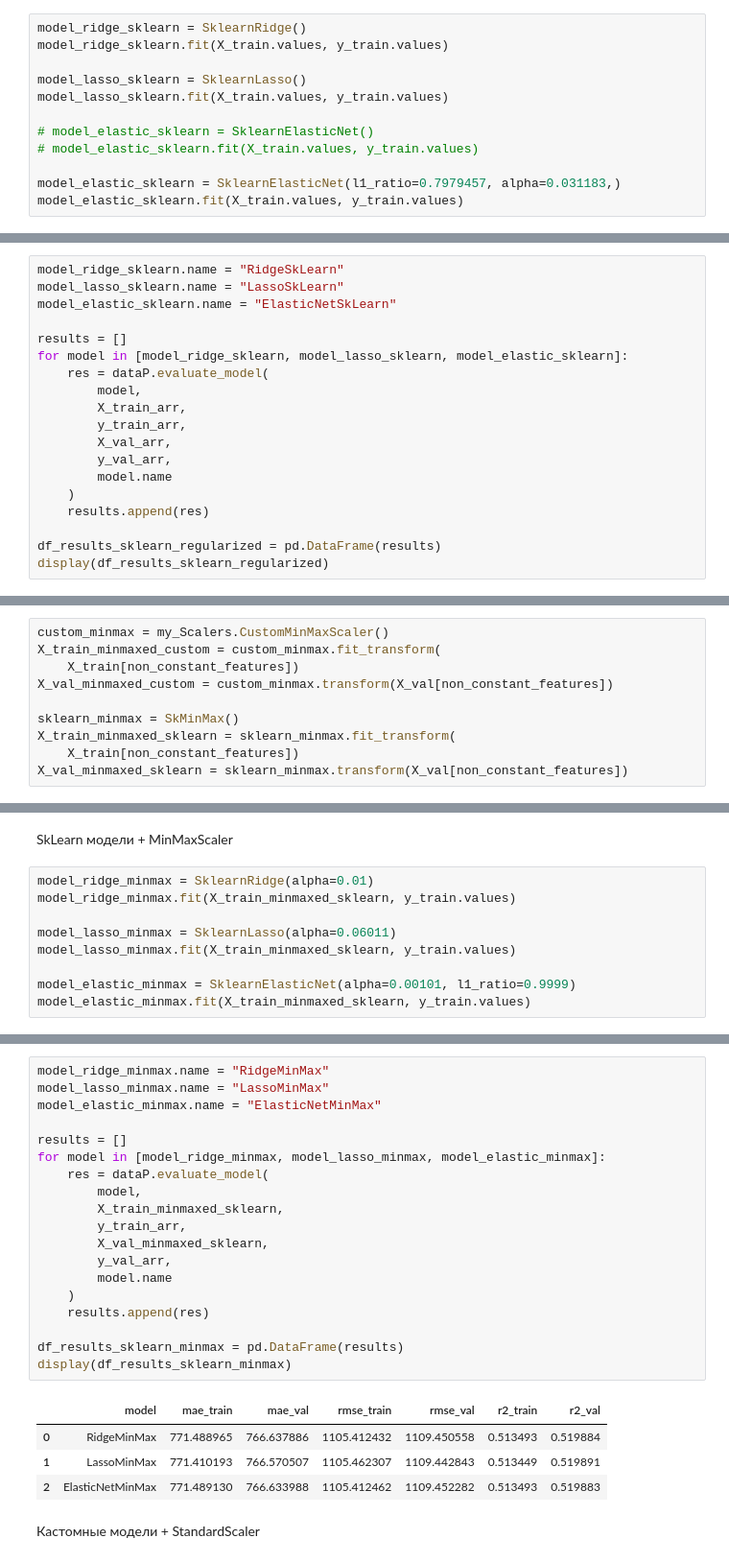
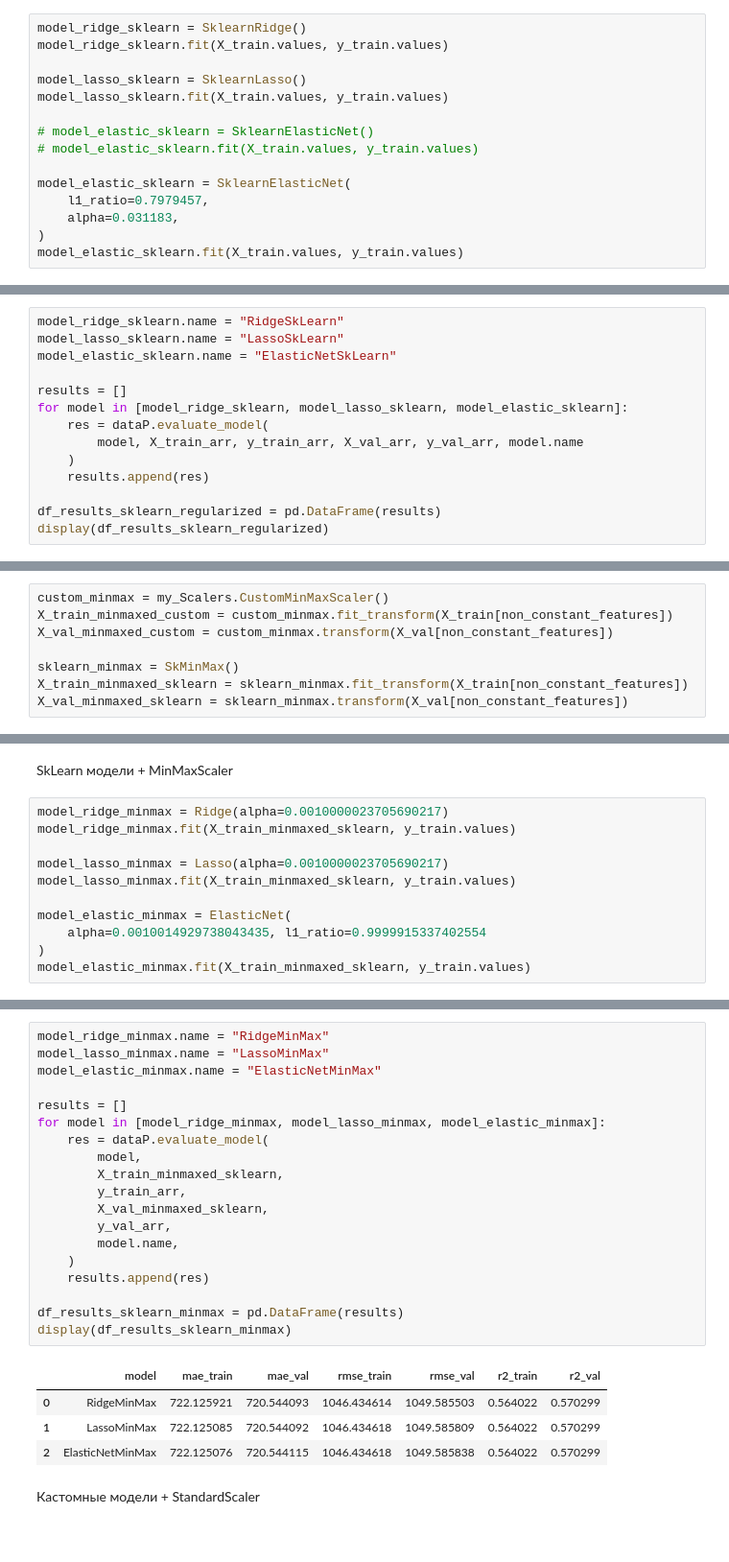
Before and after one commit to VadimGushchin/supervisedlinearregression, a Jupyter notebook: src/ML2.ipynb, the cells around one changed output, grey strips where cells are left out. Shown at 96% size. Saved outputs shown, nothing was run; the diff lists cells and outputs as text.

```diff
--- a/src/ML2.ipynb
+++ b/src/ML2.ipynb
@@ -1327,7 +1106,10 @@ model_lasso_sklearn.fit(X_train.values, y_train.values)
 # model_elastic_sklearn = SklearnElasticNet()
 # model_elastic_sklearn.fit(X_train.values, y_train.values)
 
-model_elastic_sklearn = SklearnElasticNet(l1_ratio=0.7979457, alpha=0.031183,)
+model_elastic_sklearn = SklearnElasticNet(
+    l1_ratio=0.7979457,
+    alpha=0.031183,
+)
 model_elastic_sklearn.fit(X_train.values, y_train.values)
 # %% [output]
 ElasticNet(alpha=0.031183, l1_ratio=0.7979457)
@@ -1339,12 +1121,7 @@ model_elastic_sklearn.name = "ElasticNetSkLearn"
 results = []
 for model in [model_ridge_sklearn, model_lasso_sklearn, model_elastic_sklearn]:
     res = dataP.evaluate_model(
-        model,
-        X_train_arr,
-        y_train_arr,
-        X_val_arr,
-        y_val_arr,
-        model.name
+        model, X_train_arr, y_train_arr, X_val_arr, y_val_arr, model.name
     )
     results.append(res)
 
@@ -1398,13 +1175,11 @@ from sklearn.preprocessing import StandardScaler as SkStandard
 Сначала применим MinMaxScaler - кастомный и из библиотеки SkLearn
 # %%
 custom_minmax = my_Scalers.CustomMinMaxScaler()
-X_train_minmaxed_custom = custom_minmax.fit_transform(
-    X_train[non_constant_features])
+X_train_minmaxed_custom = custom_minmax.fit_transform(X_train[non_constant_features])
 X_val_minmaxed_custom = custom_minmax.transform(X_val[non_constant_features])
 
 sklearn_minmax = SkMinMax()
-X_train_minmaxed_sklearn = sklearn_minmax.fit_transform(
-    X_train[non_constant_features])
+X_train_minmaxed_sklearn = sklearn_minmax.fit_transform(X_train[non_constant_features])
 X_val_minmaxed_sklearn = sklearn_minmax.transform(X_val[non_constant_features])
 # %% [markdown]
 На всякий случай проверим датафреймы целиком с помощью метода np.allclose из библиотеки NumPy
@@ -1548,12 +1330,14 @@ from sklearn.linear_model import LinearRegression, Ridge, Lasso, ElasticNet
 # %% [markdown]
 SkLearn модели + MinMaxScaler
 # %%
-model_ridge_minmax = SklearnRidge(alpha=0.01)
+model_ridge_minmax = Ridge(alpha=0.0010000023705690217)
 model_ridge_minmax.fit(X_train_minmaxed_sklearn, y_train.values)
 
-model_lasso_minmax = SklearnLasso(alpha=0.06011)
+model_lasso_minmax = Lasso(alpha=0.0010000023705690217)
 model_lasso_minmax.fit(X_train_minmaxed_sklearn, y_train.values)
 
-model_elastic_minmax = SklearnElasticNet(alpha=0.00101, l1_ratio=0.9999)
+model_elastic_minmax = ElasticNet(
+    alpha=0.0010014929738043435, l1_ratio=0.9999915337402554
+)
 model_elastic_minmax.fit(X_train_minmaxed_sklearn, y_train.values)
 # %% [output]
@@ -1561,27 +1345,27 @@ ElasticNet(alpha=0.00101, l1_ratio=0.9999)
 # %%
 model_ridge_minmax.name = "RidgeMinMax"
 model_lasso_minmax.name = "LassoMinMax"
 model_elastic_minmax.name = "ElasticNetMinMax"
 
 results = []
 for model in [model_ridge_minmax, model_lasso_minmax, model_elastic_minmax]:
     res = dataP.evaluate_model(
         model,
         X_train_minmaxed_sklearn,
         y_train_arr,
         X_val_minmaxed_sklearn,
         y_val_arr,
-        model.name
+        model.name,
     )
     results.append(res)
 
 df_results_sklearn_minmax = pd.DataFrame(results)
 display(df_results_sklearn_minmax)
 # %% [output]
 |  | model | mae_train | mae_val | rmse_train | rmse_val | r2_train | r2_val |
-| 0 | RidgeMinMax | 771.488965 | 766.637886 | 1105.412432 | 1109.450558 | 0.513493 | 0.519884 |
-| 1 | LassoMinMax | 771.410193 | 766.570507 | 1105.462307 | 1109.442843 | 0.513449 | 0.519891 |
-| 2 | ElasticNetMinMax | 771.489130 | 766.633988 | 1105.412462 | 1109.452282 | 0.513493 | 0.519883 |
+| 0 | RidgeMinMax | 722.125921 | 720.544093 | 1046.434614 | 1049.585503 | 0.564022 | 0.570299 |
+| 1 | LassoMinMax | 722.125085 | 720.544092 | 1046.434618 | 1049.585809 | 0.564022 | 0.570299 |
+| 2 | ElasticNetMinMax | 722.125076 | 720.544115 | 1046.434618 | 1049.585838 | 0.564022 | 0.570299 |
 # %% [markdown]
 Кастомные модели + StandardScaler
 # %%
```
Also changed, not shown: parts of 111 cells of this notebook, 6 other files.
